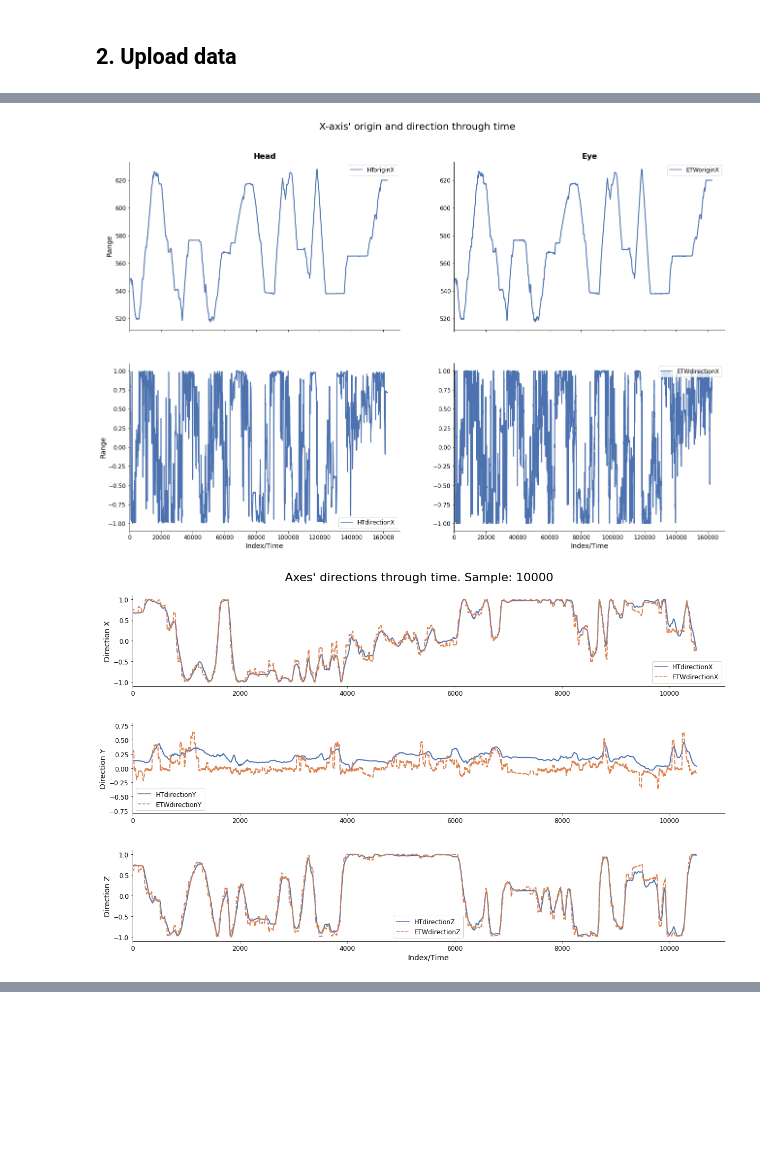
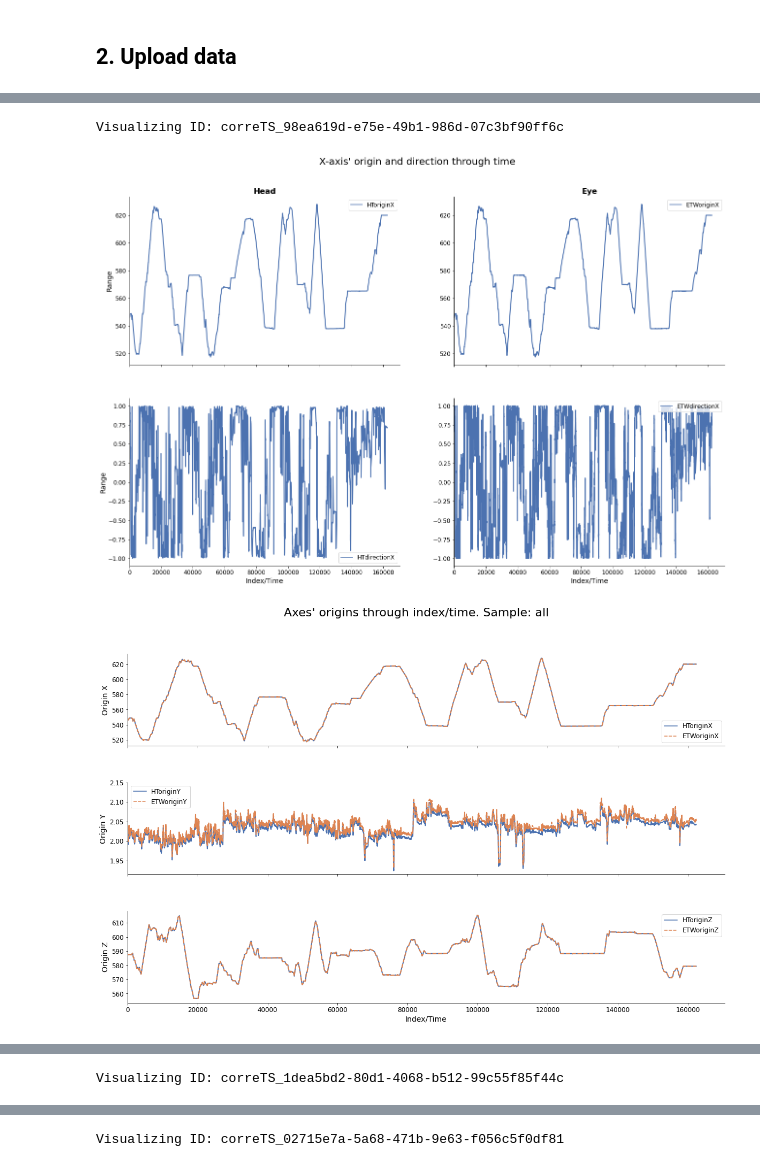
Before and after one commit to JohnMadrid/VillageBehavioralWalk, a Jupyter notebook: eye_head_comparison.ipynb, the cells around one changed output, grey strips where cells are left out. Cells and saved outputs as stored; diff of their text form; code cells hidden in the pictures; blank space fills up the shorter version.

```diff
--- a/eye_head_comparison.ipynb
+++ b/eye_head_comparison.ipynb
@@ -269,9 +299,14 @@ correTS_81
 # %%
-for file in all_filenames:
+for file in tqdm(all_filenames):
+    fileID = file.split('.')
+    print(f"Visualizing ID: " + fileID[0])
     df = pd.read_csv(file)
     df_clean = rename_clean(df)
-    vis_x_axis(df_clean, save=False)
+    vis_x_axis(df_clean, id=str(fileID[0]),format='pdf', save=False)
+    vis_origin_relational(df_clean, save=False, id=str(fileID[0]), format='pdf')
     vis_direction_relational(df_clean, save=False, sample=True)
+    plt.show()
 # %% [output]
+Visualizing ID: correTS_98ea619d-e75e-49b1-986d-07c3bf90ff6c
 [figure]
-[figure, old version]
+[figure, new version]
@@ -278,0 +314 @@ for file in all_filenames:
+Visualizing ID: correTS_1dea5bd2-80d1-4068-b512-99c55f85f44c
@@ -281,0 +318 @@ for file in all_filenames:
+Visualizing ID: correTS_02715e7a-5a68-471b-9e63-f056c5f0df81
```
Also changed, not shown: parts of 13 cells of this notebook, 2 other files.
